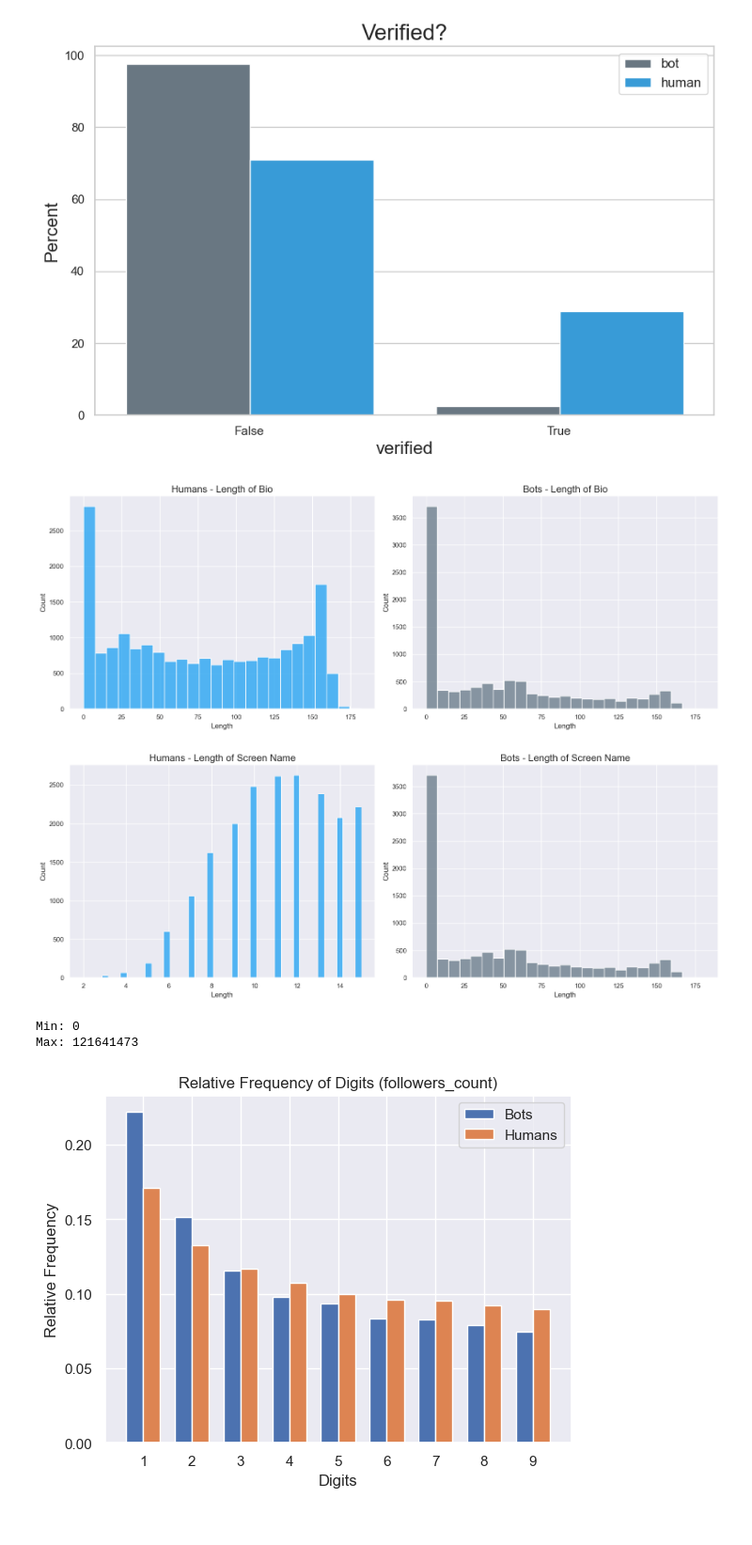
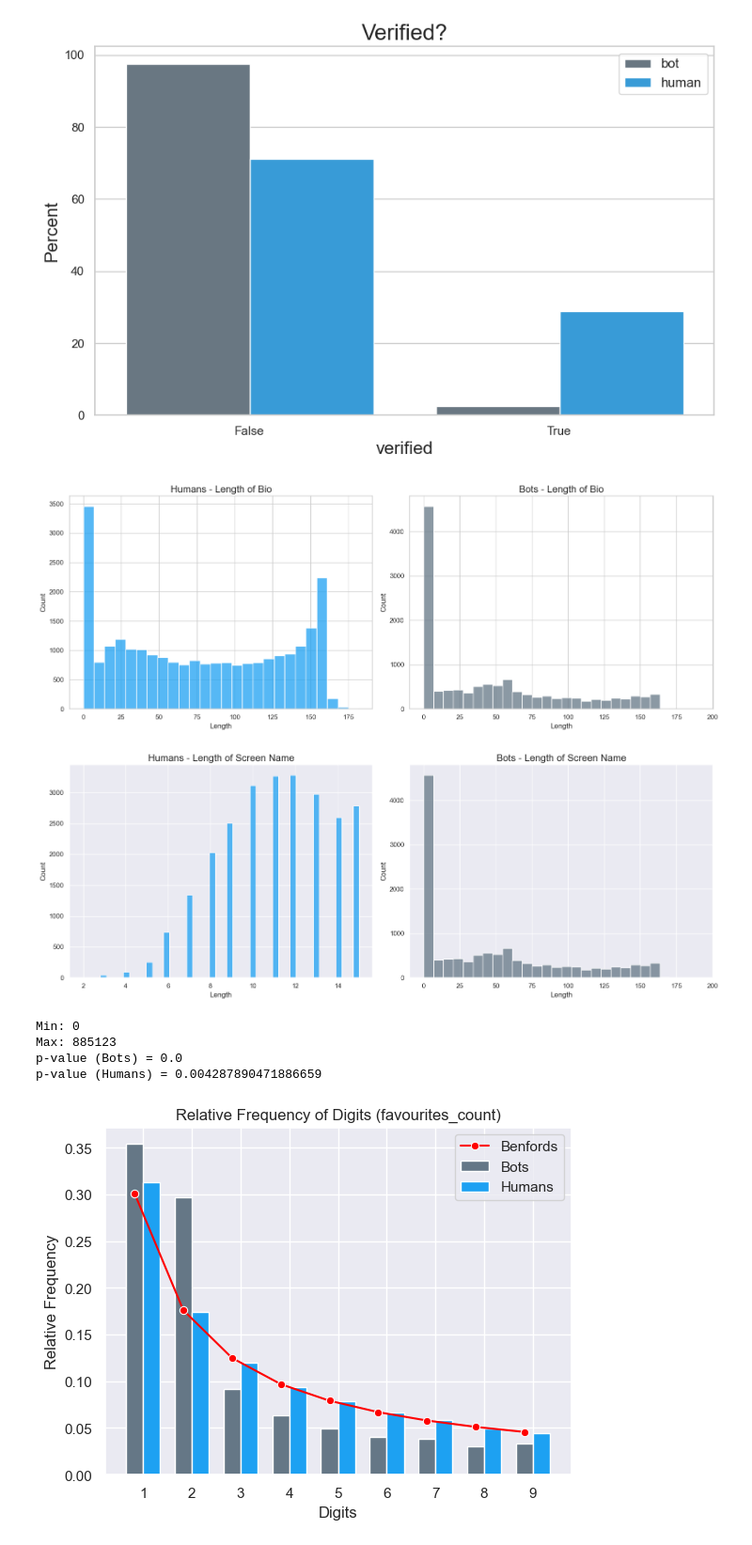
Before and after one commit to scs5/twitter-bot-detection, a Jupyter notebook: src/eda.ipynb, the cells around one changed output. Shown at 94% size. Cells and saved outputs as stored; diff of their text form; code cells hidden in the pictures.

```diff
--- a/src/eda.ipynb
+++ b/src/eda.ipynb
@@ -3,14 +3,17 @@
 # %%
+# Imports
 import pandas as pd
 import seaborn as sns
 import matplotlib.pyplot as plt
 import numpy as np
+from scipy.stats import chisquare
 
 DATA_FN = '../data/original_data.csv'
 TWITTER_BLUE = '#1DA1F2'
 TWITTER_GRAY = '#657786'
 
-df = pd.read_csv(DATA_FN)
+print('Features\n---------')
+df = pd.read_csv(DATA_FN, index_col=[0])
 for col in df.columns:
     print(col)
 # %% [output]
@@ -141,6 +144,7 @@ grouped_count_plot(df, feature='verified', title='Verified?')
 # %% [output]
 [figure]
 # %%
+# Number of characters in bio
 human_desc_lengths = [len(str(desc)) if not pd.isna(desc) else 0 for desc in human_accs['description']]
 bot_desc_lengths = [len(str(desc)) if not pd.isna(desc) else 0 for desc in bot_accs['description']]
 
@@ -163,8 +167,9 @@ sns.set_theme()
 plt.tight_layout()
 plt.show()
 # %% [output]
-[figure, old version]
+[figure, new version]
 # %%
+# Number of characters in screen name
 human_name_lengths = [len(str(name)) if not pd.isna(name) else 0 for name in human_accs['screen_name']]
 bot_name_lengths = [len(str(name)) if not pd.isna(name) else 0 for name in bot_accs['screen_name']]
 
@@ -187,46 +192,68 @@ sns.set_theme()
 plt.tight_layout()
 plt.show()
 # %% [output]
-[figure, old version]
+[figure, new version]
 # %%
-def plot_digit_distribution(df, feature):
+def get_benfords_distribution():
+    # Benford's Law distribution for the first digit
+    benfords_distribution = np.array([np.log10(1 + 1 / i) for i in range(1, 10)])
+    benfords_distribution /= benfords_distribution.sum()
+    return benfords_distribution
+
+def chi_square_test(observed_counts):
+    benfords_distribution = get_benfords_distribution()
+    observed_counts = list(observed_counts)
+    expected_counts = benfords_distribution * sum(observed_counts)
+
+    chi2, p_value = chisquare(f_obs=observed_counts, f_exp=expected_counts)
+    return chi2, p_value
+
+def get_digit_freqs(feature):
+    bots_feature = bot_accs[feature]
+    human_feature = human_accs[feature]
+    bots_digit_counts = {str(digit): bots_feature.astype(str).str.startswith(str(digit)).sum() for digit in range(1,10)}
+    human_digit_counts = {str(digit): human_feature.astype(str).str.startswith(str(digit)).sum() for digit in range(1,10)}
+    return bots_digit_counts, human_digit_counts
+
+def plot_digit_distribution(df, feature, bots_digit_counts, humans_digit_counts):
+    # Verify range meets Benford law assumptions
     print('Min:', min(df[feature]))
     print('Max:', max(df[feature]))
 
-    bots_followers = bot_accs[feature]
-    human_followers = human_accs[feature]
+    total_bots = sum(bots_digit_counts.values())
+    total_humans = sum(humans_digit_counts.values())
+    bots_relative_freq = {digit: count / total_bots for digit, count in bots_digit_counts.items()}
+    humans_relative_freq = {digit: count / total_humans for digit, count in humans_digit_counts.items()}
 
-    bots_digit_counts = {str(digit): bots_followers.astype(str).str.count(str(digit)).sum() for digit in range(1, 10)}
-    human_digit_counts = {str(digit): human_followers.astype(str).str.count(str(digit)).sum() for digit in range(1, 10)}
-
-    total_bots = sum(bots_digit_counts.values())
-    total_humans = sum(human_digit_counts.values())
-
-    bots_relative_freq = {digit: count / total_bots for digit, count in bots_digit_counts.items()}
-    humans_relative_freq = {digit: count / total_humans for digit, count in human_digit_counts.items()}
-
-    # Prepare data for plotting
+    # Plot relative frequencies
     digits = list(bots_relative_freq.keys())
     bot_freq_values = list(bots_relative_freq.values())
     human_freq_values = list(humans_relative_freq.values())
-
-    # Set up the bar width and positions
     bar_width = 0.35
     index = np.arange(len(digits))
+    plt.bar(index, bot_freq_values, bar_width, label='Bots', color=TWITTER_GRAY)
+    plt.bar(index + bar_width, human_freq_values, bar_width, label='Humans', color=TWITTER_BLUE)
 
-    # Create grouped bar plot
-    plt.bar(index, bot_freq_values, bar_width, label='Bots')
-    plt.bar(index + bar_width, human_freq_values, bar_width, label='Humans')
+    sns.lineplot(x=range(0,9), y=get_benfords_distribution(), marker='o', color='red', label='Benfords')
 
-    # Labeling and customization
     plt.xlabel('Digits')
     plt.ylabel('Relative Frequency')
     plt.title('Relative Frequency of Digits ({})'.format(feature))
     plt.xticks(index + bar_width / 2, digits)
     plt.legend()
 
-plot_digit_distribution(df, feature='followers_count')
+def benfords_analysis(feature):
+    bots_digit_counts, humans_digit_counts = get_digit_freqs(feature)
+    plot_digit_distribution(df, feature, bots_digit_counts, humans_digit_counts)
+    _, bot_p_value = chi_square_test(bots_digit_counts.values())
+    _, human_p_value = chi_square_test(humans_digit_counts.values())
+    print('p-value (Bots) = {}'.format(bot_p_value))
+    print('p-value (Humans) = {}'.format(human_p_value))
+
+benfords_analysis('favourites_count')
 # %% [output]
 Min: 0
-Max: 121641473
+Max: 885123
+p-value (Bots) = 0.0
+p-value (Humans) = 0.004287890471886659
-[figure, old version]
+[figure, new version]
```
Also changed, not shown: parts of 15 cells of this notebook.
